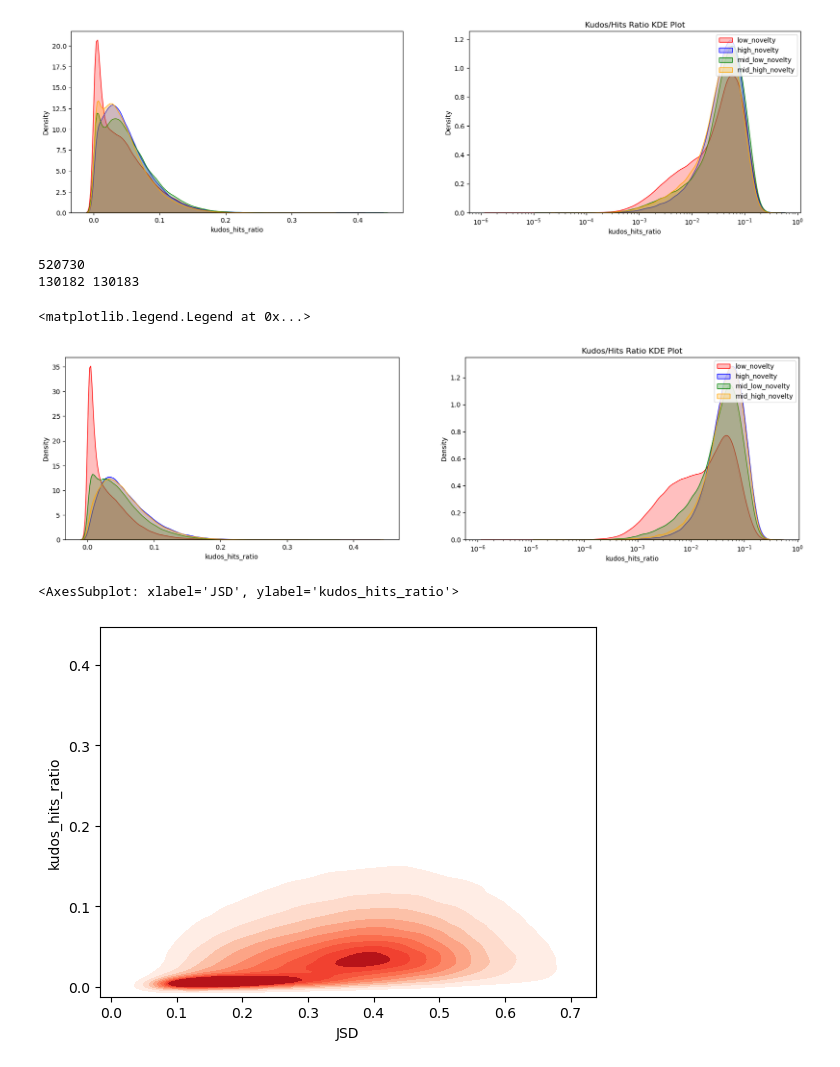
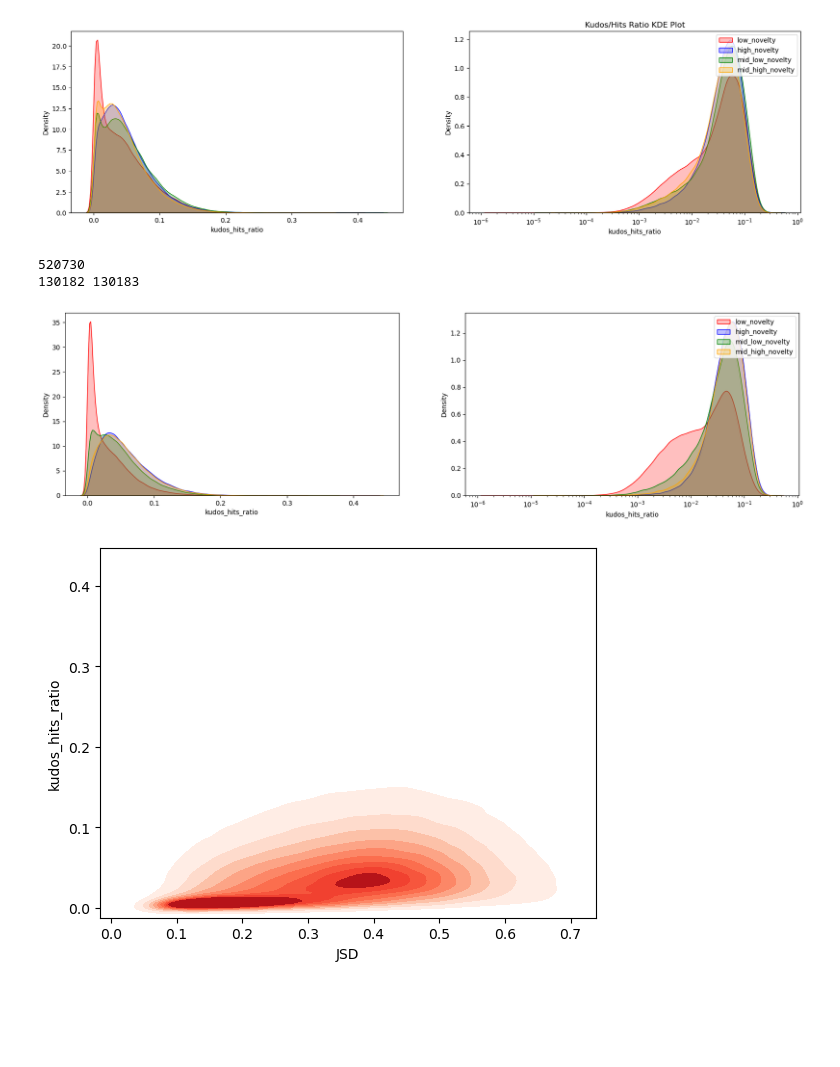
Before and after one commit to DevinW-sudo/ao3, a Jupyter notebook: exps/20230203_kudos_to_hits_kdes/20230127_kde_explore.ipynb, the cells around one changed output. Cells and saved outputs as stored; diff of their text form; code cells hidden in the pictures; blank space fills up the shorter version.

```diff
--- a/exps/20230203_kudos_to_hits_kdes/20230127_kde_explore.ipynb
+++ b/exps/20230203_kudos_to_hits_kdes/20230127_kde_explore.ipynb
@@ -440,36 +440,36 @@ temp_for_viz_df = temp_for_viz_df.sort_values(by=['JSD'])
 
 # loop over all rows in temp_for_viz_df, add a column for novelty_category
 # also create a column for Kudos/Hits ratio
 for index, row in temp_for_viz_df.iterrows():
     temp_for_viz_df.loc[index, 'kudos_hits_ratio'] = row['Kudos'] / row['Hits']
 
 # assign low to bottom 25% and high to top 25%
 # assign mid-low to 25-50%, mid-high to 50-75%
 low = temp_for_viz_df.iloc[:int(len(temp_for_viz_df)/4)]
 mid_low = temp_for_viz_df.iloc[int(len(temp_for_viz_df)/4):int(len(temp_for_viz_df)/2)]
 mid_high = temp_for_viz_df.iloc[int(len(temp_for_viz_df)/2):int(len(temp_for_viz_df)*3/4)]
 high = temp_for_viz_df.iloc[int(len(temp_for_viz_df)*3/4):]
 
 print(len(temp_for_viz_df))
 print(len(low), len(high))
 
 fig, ax = plt.subplots(1,2, figsize=(20, 5))
-plt.title('Kudos/Hits Ratio KDE Plot')
+# plt.title('Kudos/Hits Ratio KDE Plot')
 sns.kdeplot(low['kudos_hits_ratio'], ax=ax[0], color='red', shade=True, label='low_novelty')
 sns.kdeplot(high['kudos_hits_ratio'], ax=ax[0], color='blue', shade=True, label='high_novelty')
 sns.kdeplot(mid_low['kudos_hits_ratio'], ax=ax[0], color='green', shade=True, label='mid_low_novelty')
 sns.kdeplot(mid_high['kudos_hits_ratio'], ax=ax[0], color='orange', shade=True, label='mid_high_novelty')
 
 sns.kdeplot(low['kudos_hits_ratio'], ax=ax[1], color='red', shade=True, label='low_novelty', log_scale=True)
 sns.kdeplot(high['kudos_hits_ratio'], ax=ax[1], color='blue', shade=True, label='high_novelty', log_scale=True)
 sns.kdeplot(mid_low['kudos_hits_ratio'], ax=ax[1], color='green', shade=True, label='mid_low_novelty', log_scale=True)
 sns.kdeplot(mid_high['kudos_hits_ratio'], ax=ax[1], color='orange', shade=True, label='mid_high_novelty', log_scale=True)
 plt.legend()
+plt.savefig('kudos_hits_ratio_kde_plot_topic_novelty_4_categories.png')
 # %% [output]
 520730
 130182 130183
-<matplotlib.legend.Legend at 0x...>
-[figure, old version]
+[figure, new version]
 # %%
 # 2D KDE plot for topic novelty and kudos/hits ratio
 
@@ -482,7 +482,11 @@ temp_for_viz_df = remove_0_and_nan_values(temp_for_viz_df, 'JSD')
 for index, row in temp_for_viz_df.iterrows():
     temp_for_viz_df.loc[index, 'kudos_hits_ratio'] = row['Kudos'] / row['Hits']
 
-sns.kdeplot(x=temp_for_viz_df['JSD'], y=temp_for_viz_df['kudos_hits_ratio'], color='r', fill=True, cmap='Reds', shade_lowest=False, label='low_novelty')
+g = sns.kdeplot(x=temp_for_viz_df['JSD'], y=temp_for_viz_df['kudos_hits_ratio'], color='r', fill=True, cmap='Reds', shade_lowest=False, label='low_novelty')
+
+# plot
+plt.show()
+# save the plot
+g.figure.savefig('kudos_hits_ratio_2D_KDE_plot_topic_novelty.png')
 # %% [output]
-<AxesSubplot: xlabel='JSD', ylabel='kudos_hits_ratio'>
 [figure]
```
Also changed, not shown: parts of 2 cells of this notebook.
